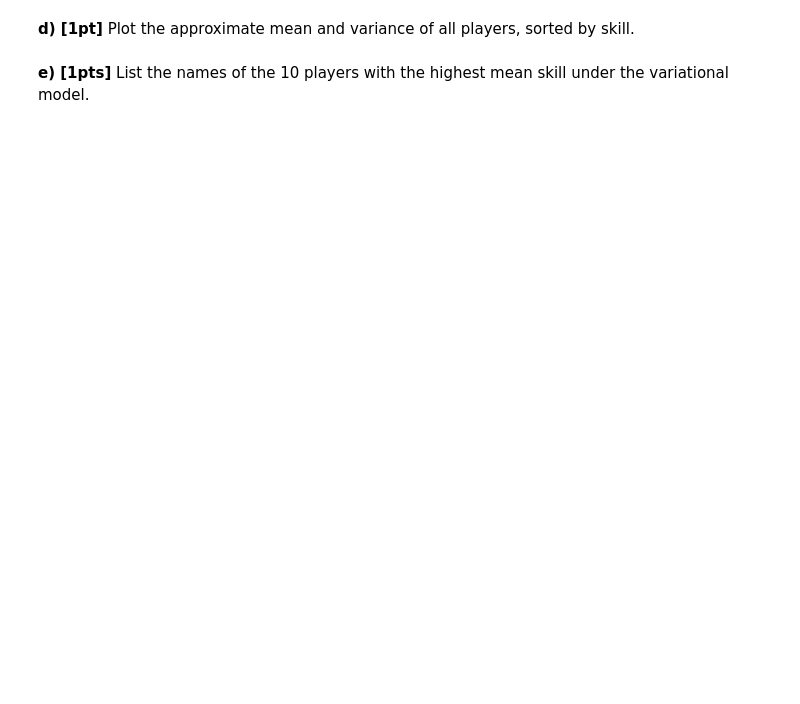
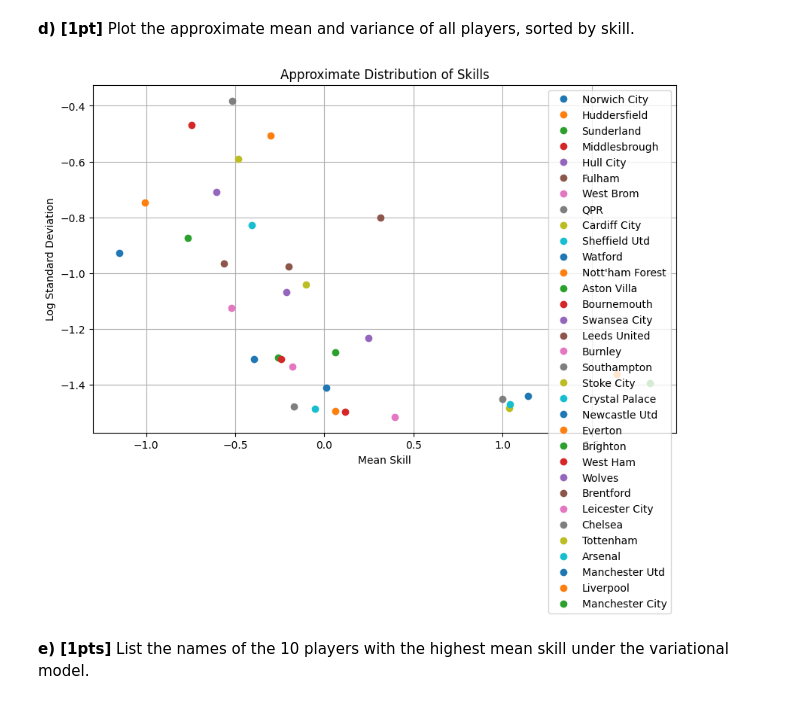
Before and after one commit to javmencia/COBWEBfiles, a Jupyter notebook: STA414_2025_Assignment_3.ipynb, the cells around one changed output. Cells and saved outputs as stored; diff of their text form; code cells hidden in the pictures; blank space fills up the shorter version.

```diff
--- a/STA414_2025_Assignment_3.ipynb
+++ b/STA414_2025_Assignment_3.ipynb
@@ -361,3 +494,21 @@ def update():
+# %%
+# mean_skills, logstd_skills = # TODO.  Hint: You don't need to do simple Monte Carlo here.
+# Hint: You should use .detach() before you do anything with the params tensors
+#Plot the approximate mean and variance of all players, sorted by skill.
+mean_skills, logstd_skills = params[0].detach(), params[1].detach()
+mean_skills, logstd_skills = mean_skills.numpy(), logstd_skills.numpy()
+sort_ix = np.argsort(mean_skills)
+plt.figure(figsize=(10, 6))
+for i in range(num_players):
+    plt.plot(mean_skills[sort_ix[i]], logstd_skills[sort_ix[i]], 'o', label=f'{names[sort_ix[i]]}')
+plt.xlabel('Mean Skill')
+plt.ylabel('Log Standard Deviation')
+plt.title('Approximate Distribution of Skills')
+plt.legend()
+plt.grid(True)
+plt.show()
+# %% [output]
+[figure, added]
 # %% [markdown]
 **e) [1pts]** List the names of the 10 players with the highest mean skill under the variational model.
 # %%
```
Also changed, not shown: parts of 35 cells of this notebook.
